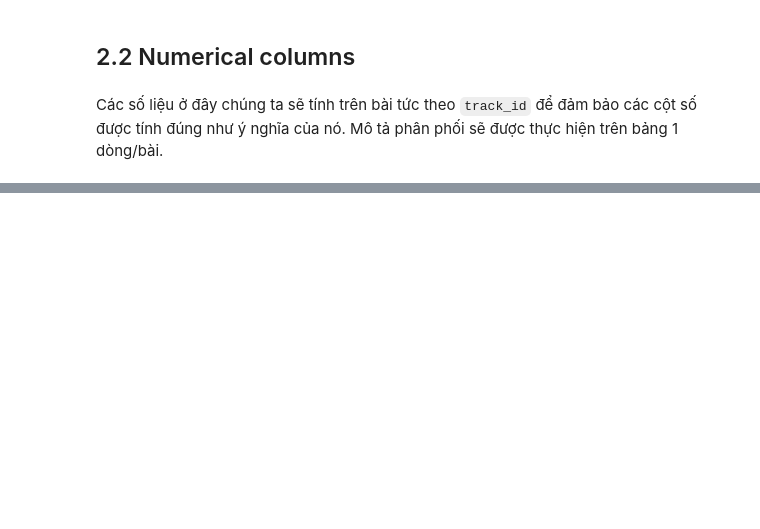
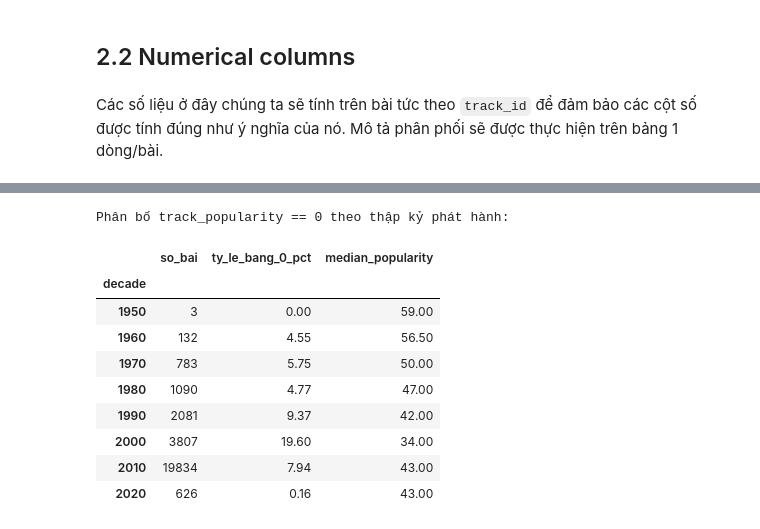
Before and after one commit to tthanh1223/30k_Songs_Analysis, a Jupyter notebook: notebooks/01a_collection_overview_numeric.ipynb, the cells around one changed output, grey strips where cells are left out. Drawn from its saved outputs; the diff is of its cells as text; code cells hidden in the pictures; blank space fills up the shorter version.

```diff
--- a/notebooks/01a_collection_overview_numeric.ipynb
+++ b/notebooks/01a_collection_overview_numeric.ipynb
@@ -267,16 +261,0 @@ df.shape
-# %%
-df['duration_min'] = df['duration_ms'] / 60000
-if 'release_year' not in df.columns:
-    df['release_year'] = pd.to_datetime(df['track_album_release_date'], format='mixed').dt.year.astype('int32')
-
-num_cols = [
-    'track_popularity', 'danceability', 'energy', 'speechiness',
-    'acousticness', 'instrumentalness', 'liveness', 'valence',
-    'loudness', 'tempo', 'duration_min', 'release_year'
-]
-
-summary_num = df[num_cols].describe().T
-summary_num['IQR'] = summary_num['75%'] - summary_num['25%']
-summary_num['skew'] = df[num_cols].skew()
-
-summary_num
@@ -444,0 +378,23 @@ display(df.nlargest(5, 'speechiness')[['track_name', 'track_artist', 'playlist_g
+# %%
+# Kiểm tra phân bố track_popularity == 0 theo thập kỷ phát hành
+decade = (tracks['release_year'] // 10) * 10
+pop_by_decade = tracks.groupby(decade)['track_popularity'].agg(
+    so_bai='size',
+    ty_le_bang_0_pct=lambda s: round((s == 0).mean() * 100, 2),
+    median_popularity='median'
+)
+pop_by_decade.index.name = 'decade'
+print("\nPhân bố track_popularity == 0 theo thập kỷ phát hành:")
+display(pop_by_decade)
+# %% [output]
+Phân bố track_popularity == 0 theo thập kỷ phát hành:
+|  | so_bai | ty_le_bang_0_pct | median_popularity |
+| decade |  |  |  |
+| 1950 | 3 | 0.00 | 59.00 |
+| 1960 | 132 | 4.55 | 56.50 |
+| 1970 | 783 | 5.75 | 50.00 |
+| 1980 | 1090 | 4.77 | 47.00 |
+| 1990 | 2081 | 9.37 | 42.00 |
+| 2000 | 3807 | 19.60 | 34.00 |
+| 2010 | 19834 | 7.94 | 43.00 |
+| 2020 | 626 | 0.16 | 43.00 |
```
Also changed, not shown: parts of 35 cells of this notebook.
